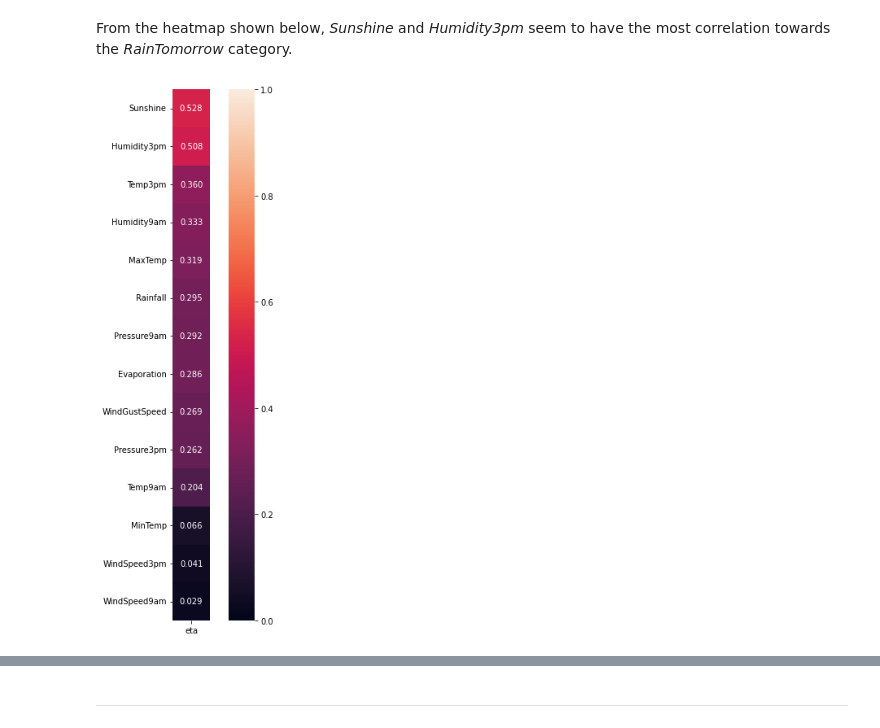
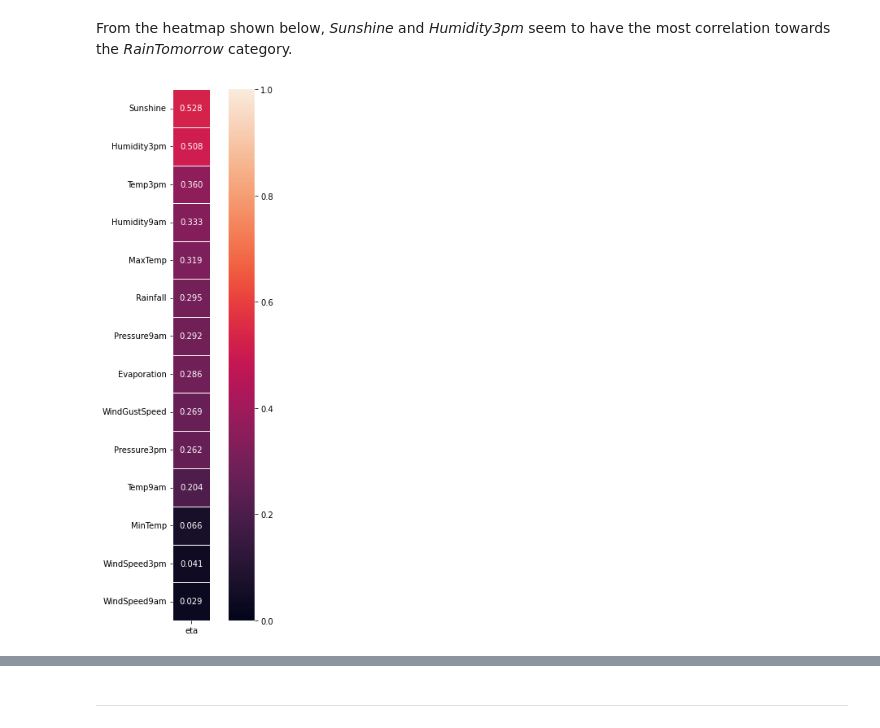
Before and after one commit to poolGolez/project-roosevelt, a Jupyter notebook: will-it-rain-in-perth.ipynb, the cells around one changed output, grey strips where cells are left out. Drawn from its saved outputs; the diff is of its cells as text; code cells hidden in the pictures.

```diff
--- a/will-it-rain-in-perth.ipynb
+++ b/will-it-rain-in-perth.ipynb
@@ -1383,10 +1383,10 @@ From the heatmap shown below, *Sunshine* and *Humidity3pm* seem to have the most
 # %%
 etas = pd.DataFrame({ 'eta': [eta(df, col, 'RainTomorrow') for col in cont_df.columns] },
                     index=cont_df.columns)
 etas.sort_values('eta', ascending=False, inplace=True)
 
 plt.figure(figsize=(8,12))
-sns.heatmap(etas, vmin=0.0, vmax=1.0, annot=True, fmt=".3f", square=True)
+sns.heatmap(etas, vmin=0.0, vmax=1.0, annot=True, fmt=".3f", square=True, linewidth=0.5)
 plt.show()
 # %% [output]
-[figure, old version]
+[figure, new version]
```
Also changed, not shown: parts of 5 cells of this notebook.
